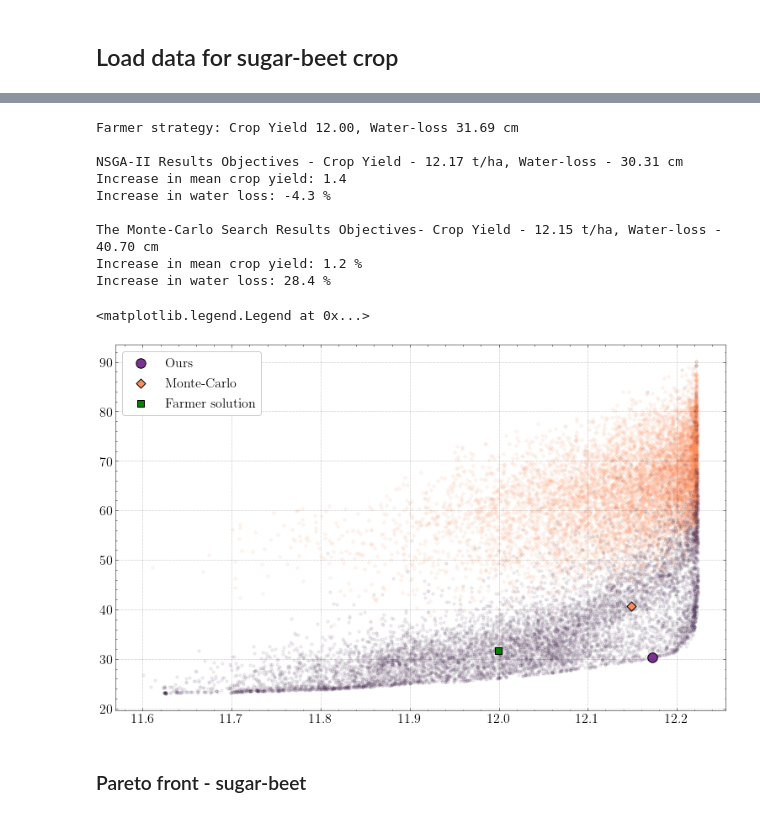
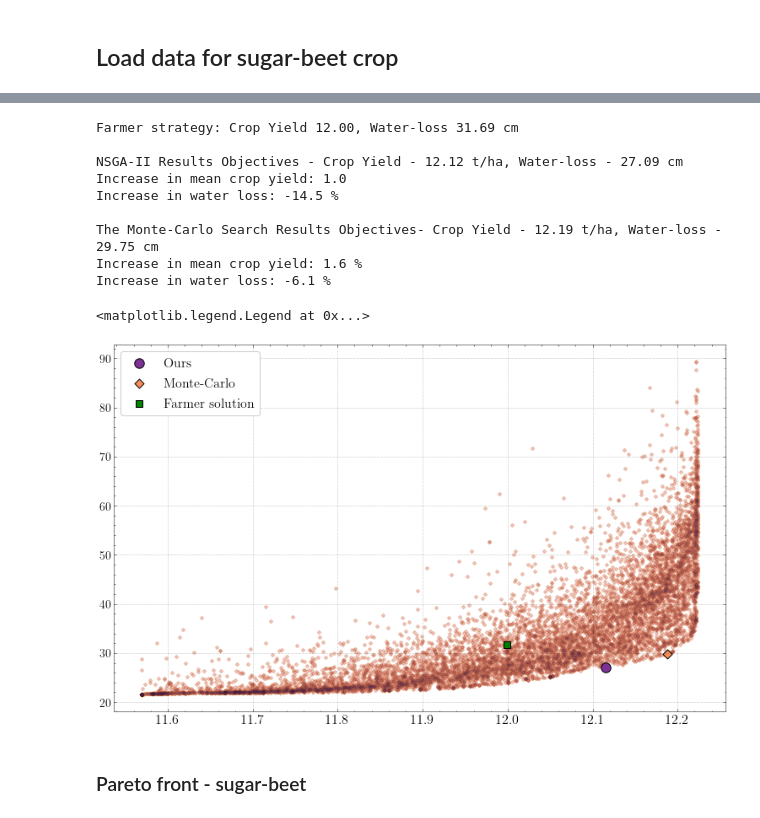
Before and after one commit to EDSEL-skoltech/multi_objective_irrigation, a Jupyter notebook: Plots_for_ICCS_review.ipynb, the cells around one changed output, grey strips where cells are left out. Cells and saved outputs as stored; diff of their text form; code cells hidden in the pictures.

```diff
--- a/Plots_for_ICCS_review.ipynb
+++ b/Plots_for_ICCS_review.ipynb
@@ -582,7 +612,8 @@ print(f"Farmer strategy: Crop Yield {df_sugar_beet['yield'].mean()/1000:.2f}, Wa
 
 #Load and normalize paretto front fot potato crop
 
-sugar_beet_paretto_front = np.load(path_to_folder_with_data+'/steps_300_normal_weather/sugar_beet_for_paretto.npy')
+# sugar_beet_paretto_front = np.load(path_to_folder_with_data+'/steps_300_normal_weather/sugar_beet_for_paretto.npy')
+sugar_beet_paretto_front = np.load(path_to_folder_with_data+'/sugar_beet_function_values_for_paretto.npy')
 normalized_sugar_beet_paretto_front = copy.deepcopy(sugar_beet_paretto_front)
 normalized_sugar_beet_paretto_front[:, 0] = (sugar_beet_paretto_front[:, 0]-np.mean(sugar_beet_paretto_front[:, 0]))/np.std(sugar_beet_paretto_front[:, 0])
 normalized_sugar_beet_paretto_front[:, 1] = (sugar_beet_paretto_front[:, 1]-np.mean(sugar_beet_paretto_front[:, 1]))/np.std(sugar_beet_paretto_front[:, 1])
@@ -603,17 +634,16 @@ print('Increase in water loss: %.1f' %((sugar_beet_paretto_front[I_paretto_sugar
 
 
 
-
-
 # Load and normalize Monte-Carlo data for sugar-beet crop
 
 folders_for_plots = sorted(os.listdir(path_to_folder_with_data))[:5]
 random_crop_yield_sugar_beet = np.array([])
 random_water_loss_sugar_beet = np.array([])
 for folder in folders_for_plots:
-    _crop = np.load(os.path.join(path_to_folder_with_data, folder, 'sugar_beetcrop_yields.npy'))
+#     _crop = np.load(os.path.join(path_to_folder_with_data, folder, 'sugar_beetcrop_yields.npy'))
+    _crop = np.load(os.path.join(path_to_folder_with_data, 'sugar_beet_crop_yields.npy'))
     random_crop_yield_sugar_beet = np.append(random_crop_yield_sugar_beet, _crop)
-    _water_loss = np.load(os.path.join(path_to_folder_with_data, folder, 'sugar_beetwater_loss.npy'))
+    _water_loss = np.load(os.path.join(path_to_folder_with_data, 'sugar_beet_water_loss.npy'))
     random_water_loss_sugar_beet = np.append(random_water_loss_sugar_beet, _water_loss)
 sugar_beet_random = np.stack([random_crop_yield_sugar_beet, random_water_loss_sugar_beet], axis=1)
 
@@ -631,40 +661,40 @@ I_random_sugar_beet = get_decomposition("weighted-sum").do(normalized_sugar_beet
 
 
 print("The Monte-Carlo Search Results Objectives- Crop Yield - %.2f t/ha, Water-loss - %.2f cm" % ( sugar_beet_random[I_random_sugar_beet][0], sugar_beet_random[I_random_sugar_beet][1]))
 print('Increase in mean crop yield: %.1f' %((sugar_beet_random[I_random_sugar_beet][0]/(df_sugar_beet['yield'].mean()/1000)-1)*100),'%')
 print('Increase in water loss: %.1f' %((sugar_beet_random[I_random_sugar_beet][1]/df_sugar_beet['loss'].mean()-1)*100),'% \n')
 
 
 
 
 plt.figure(figsize=(13,8))
 plt.scatter(sugar_beet_random[:,0], sugar_beet_random[:,1],facecolor=random_color_plot, s=10, alpha=0.07, marker='D' )
 
 
 plt.scatter( sugar_beet_crop_yield, sugar_beet_water_loss, edgecolors='black', facecolor=sugar_beet_color_plot, s=10, alpha=0.07)
 
 plt.scatter(sugar_beet_paretto_front[I_paretto_sugar_beet,0], sugar_beet_paretto_front[I_paretto_sugar_beet,1], edgecolors='black', facecolor=sugar_beet_color_plot, marker='o', s=130, label = 'Ours')
 
 
 # Real farmer solution
 plt.scatter(sugar_beet_random[I_random_sugar_beet,0], sugar_beet_random[I_random_sugar_beet,1], edgecolors='black', facecolor=random_color_plot, marker='D', s=60, zorder=1, label='Monte-Carlo')
 plt.scatter(df_sugar_beet['yield'].mean()/1000, df_sugar_beet['loss'].mean(), edgecolors='black',s = 60, marker='s', color = 'green', label='Farmer solution')
 
 plt.legend()
 # plt.savefig('./plots_ICCS/Random_search_and_optimizer_sugar_beet.png', dpi=300)
 # plt.savefig('./plots_ICCS/Random_search_and_optimizer_sugar_beet.svg' )
 # %% [output]
 Farmer strategy: Crop Yield 12.00, Water-loss 31.69 cm
 
-NSGA-II Results Objectives - Crop Yield - 12.17 t/ha, Water-loss - 30.31 cm
-Increase in mean crop yield: 1.4
-Increase in water loss: -4.3 %
+NSGA-II Results Objectives - Crop Yield - 12.12 t/ha, Water-loss - 27.09 cm
+Increase in mean crop yield: 1.0
+Increase in water loss: -14.5 %
 
-The Monte-Carlo Search Results Objectives- Crop Yield - 12.15 t/ha, Water-loss - 40.70 cm
-Increase in mean crop yield: 1.2 %
-Increase in water loss: 28.4 %
+The Monte-Carlo Search Results Objectives- Crop Yield - 12.19 t/ha, Water-loss - 29.75 cm
+Increase in mean crop yield: 1.6 %
+Increase in water loss: -6.1 %
 <matplotlib.legend.Legend at 0x...>
-[figure, old version]
+[figure, new version]
 # %% [markdown]
 ### Pareto front - sugar-beet
 # %%
```
Also changed, not shown: parts of 27 cells of this notebook, 3 other files.
